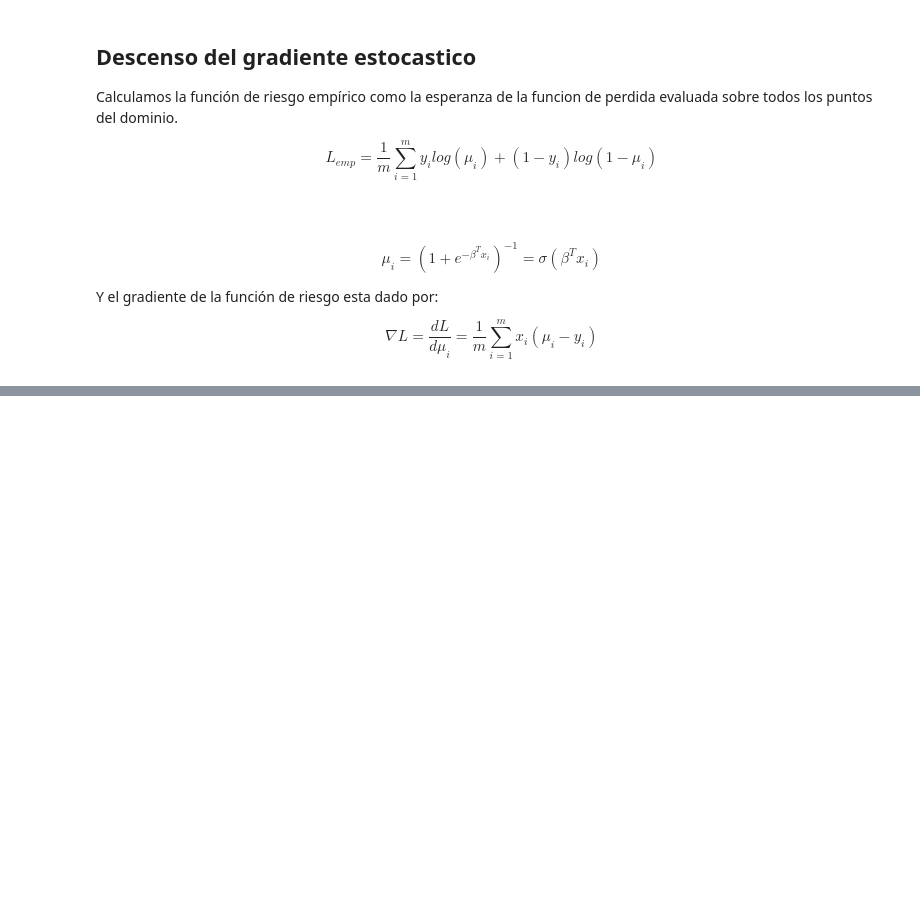
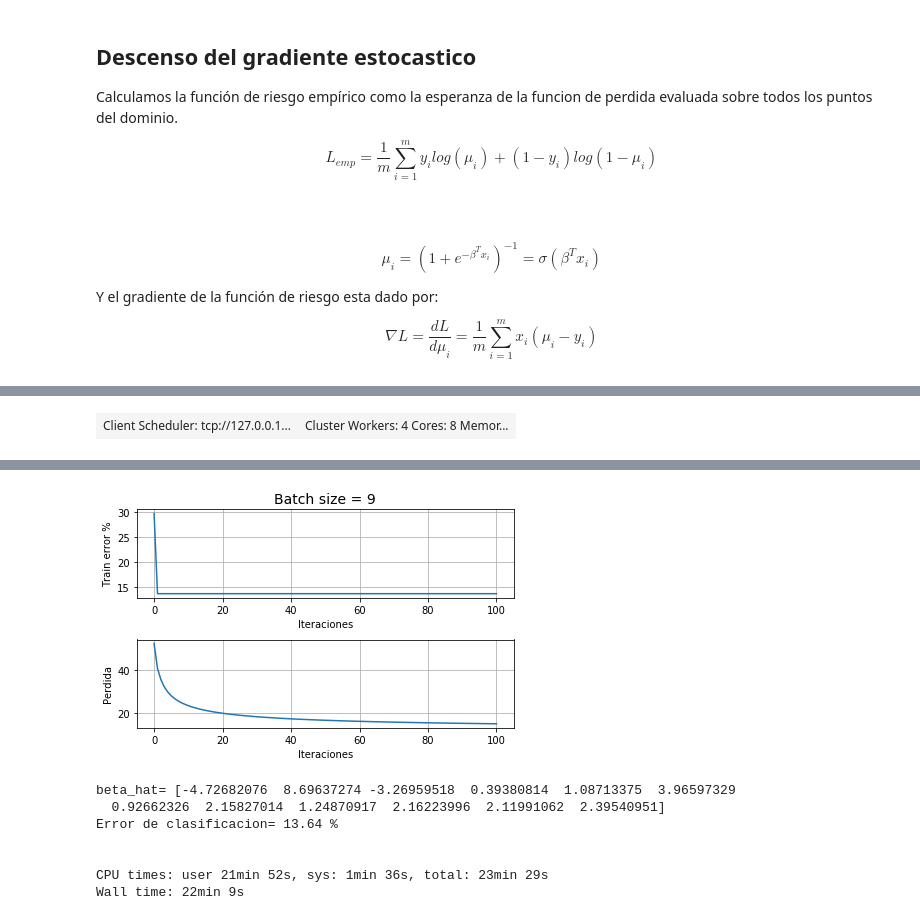
Before and after one commit to C1587S/MNO_numericalOptimization, a Jupyter notebook: notebooks/notebook_implementacion.ipynb, the cells around one changed output, grey strips where cells are left out. Cells and saved outputs as stored; diff of their text form; code cells hidden in the pictures; blank space fills up the shorter version.

Commit message:
SGD paralelo

```diff
--- a/notebooks/notebook_implementacion.ipynb
+++ b/notebooks/notebook_implementacion.ipynb
@@ -1138,0 +1119,18 @@ Nº DE INTERACIONES:  100000
+# %%
+def n_batch(m):
+    index=np.arange(0,m)
+    np.random.shuffle(index)
+    return index
+# %%
+import multiprocessing
+import time
+from dask.distributed import Client, progress
+client = Client()
+# %%
+client
+# %% [output]
+| Client Scheduler: tcp://127.0.0.1... | Cluster Workers: 4 Cores: 8 Memor... |
+# %%
+# paso 1. Dividir el dominio en partes iguales
+cores = multiprocessing.cpu_count() # cpus disponibles
+#n_subint = int(density_p/p) # número de puntos o nodos en cada core o cpu
@@ -1138,0 +1249,17 @@ Nº DE INTERACIONES:  100000
+# %%
+%%time
+
+# Método de SGD
+for batch_size in range(9,10):
+
+
+    print("*========================================================================*")
+    #print("Tamaño de minilote= ",batch_size)
+    beta_hat, loss, error = SGD_paralelo(x_train, y_train, max_iter=10**4)
+    yhat = clasifica(x_test,beta_hat)
+    titulo="Batch size = "+ str(batch_size)
+    graf_loss_err(loss,error,titulo)
+    print("beta_hat=", beta_hat)
+    print("Error de clasificacion=",round(100*sum(abs(y_test-yhat))/len(yhat),2),"%")
+    print("\n")
+# %% [output]
@@ -1138,0 +1283,8 @@ Nº DE INTERACIONES:  100000
+[figure, added]
+beta_hat= [-4.72682076  8.69637274 -3.26959518  0.39380814  1.08713375  3.96597329
+  0.92662326  2.15827014  1.24870917  2.16223996  2.11991062  2.39540951]
+Error de clasificacion= 13.64 %
+
+
+CPU times: user 21min 52s, sys: 1min 36s, total: 23min 29s
+Wall time: 22min 9s
```
Also changed, not shown: parts of 12 cells of this notebook.
